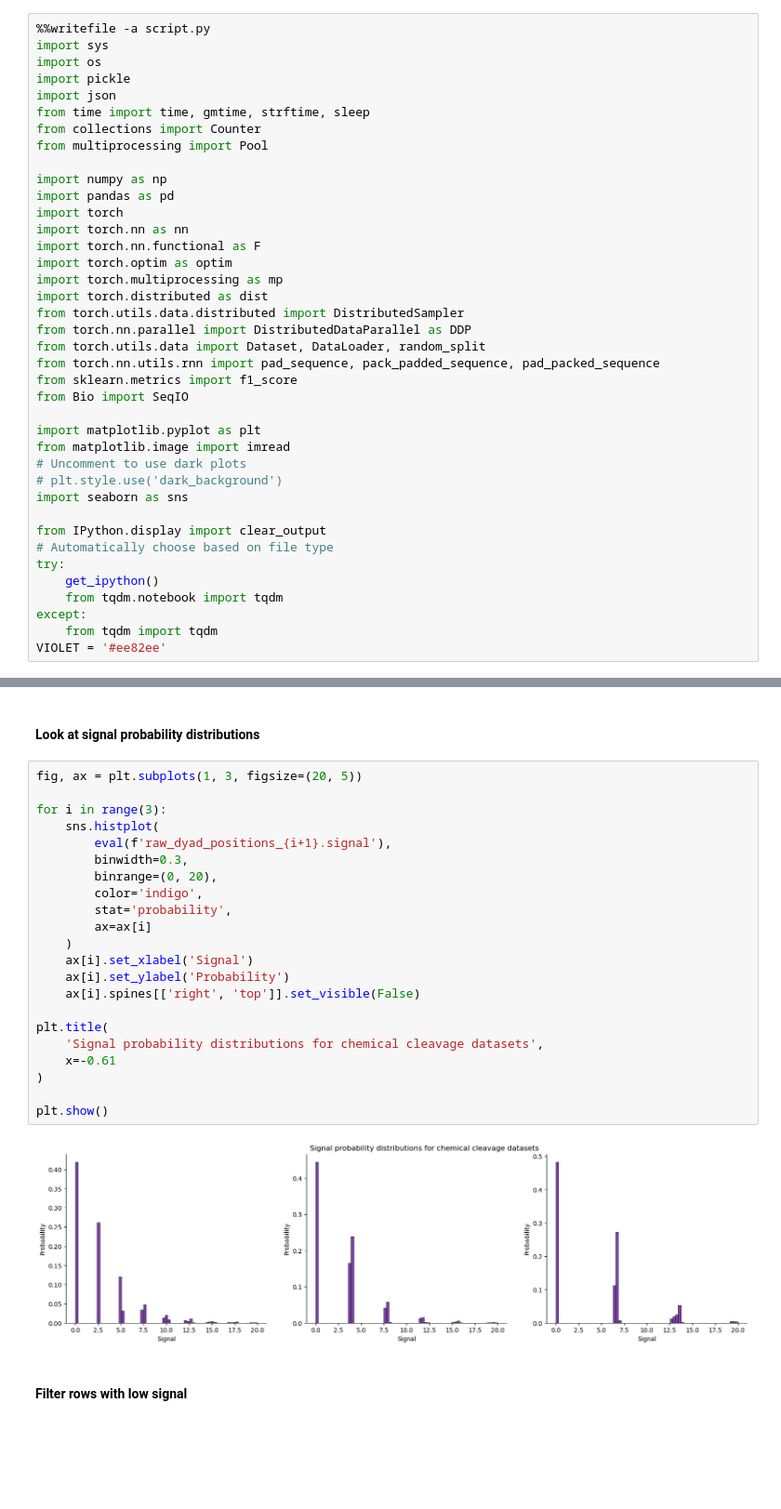
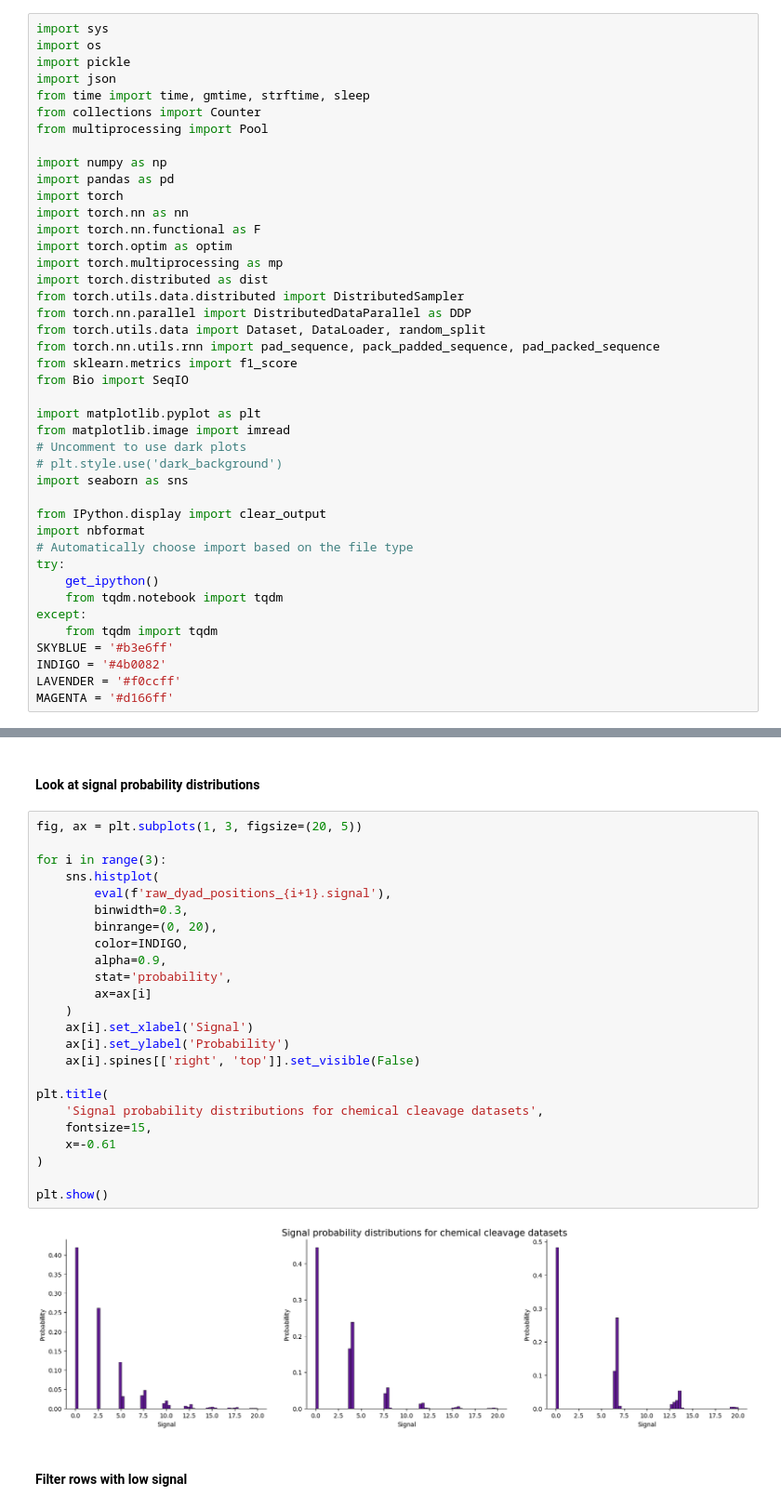
Before and after one commit to Eclipter/dl-peak-calling, a Jupyter notebook: script.ipynb, the cells around one changed output, grey strips where cells are left out. Shown at 93% size. Saved outputs shown, nothing was run; the diff lists cells and outputs as text; blank space fills up the shorter version.

Commit message:
Refactored the script.ipynb and changed colors

```diff
--- a/script.ipynb
+++ b/script.ipynb
@@ -21,5 +17,4 @@ mamba env update --file environment.yml
 # %%
-%%writefile -a script.py
 import sys
 import os
 import pickle
@@ -50,13 +45,17 @@ from matplotlib.image import imread
 import seaborn as sns
 
 from IPython.display import clear_output
-# Automatically choose based on file type
+import nbformat
+# Automatically choose import based on the file type
 try:
     get_ipython()
     from tqdm.notebook import tqdm
 except:
     from tqdm import tqdm
-VIOLET = '#ee82ee'
+SKYBLUE = '#b3e6ff'
+INDIGO = '#4b0082'
+LAVENDER = '#f0ccff'
+MAGENTA = '#d166ff'
 # %% [markdown]
 ### Set a number of workers
 # %%
@@ -348,27 +342,29 @@ raw_dyad_positions_1
 # %%
 fig, ax = plt.subplots(1, 3, figsize=(20, 5))
 
 for i in range(3):
     sns.histplot(
         eval(f'raw_dyad_positions_{i+1}.signal'),
         binwidth=0.3,
         binrange=(0, 20),
-        color='indigo',
+        color=INDIGO,
+        alpha=0.9,
         stat='probability',
         ax=ax[i]
     )
     ax[i].set_xlabel('Signal')
     ax[i].set_ylabel('Probability')
     ax[i].spines[['right', 'top']].set_visible(False)
 
 plt.title(
     'Signal probability distributions for chemical cleavage datasets',
+    fontsize=15,
     x=-0.61
 )
 
 plt.show()
 # %% [output]
-[figure, old version]
+[figure, new version]
 # %% [markdown]
 #### Filter rows with low signal
 # %%
```
Also changed, not shown: parts of 39 cells of this notebook.
